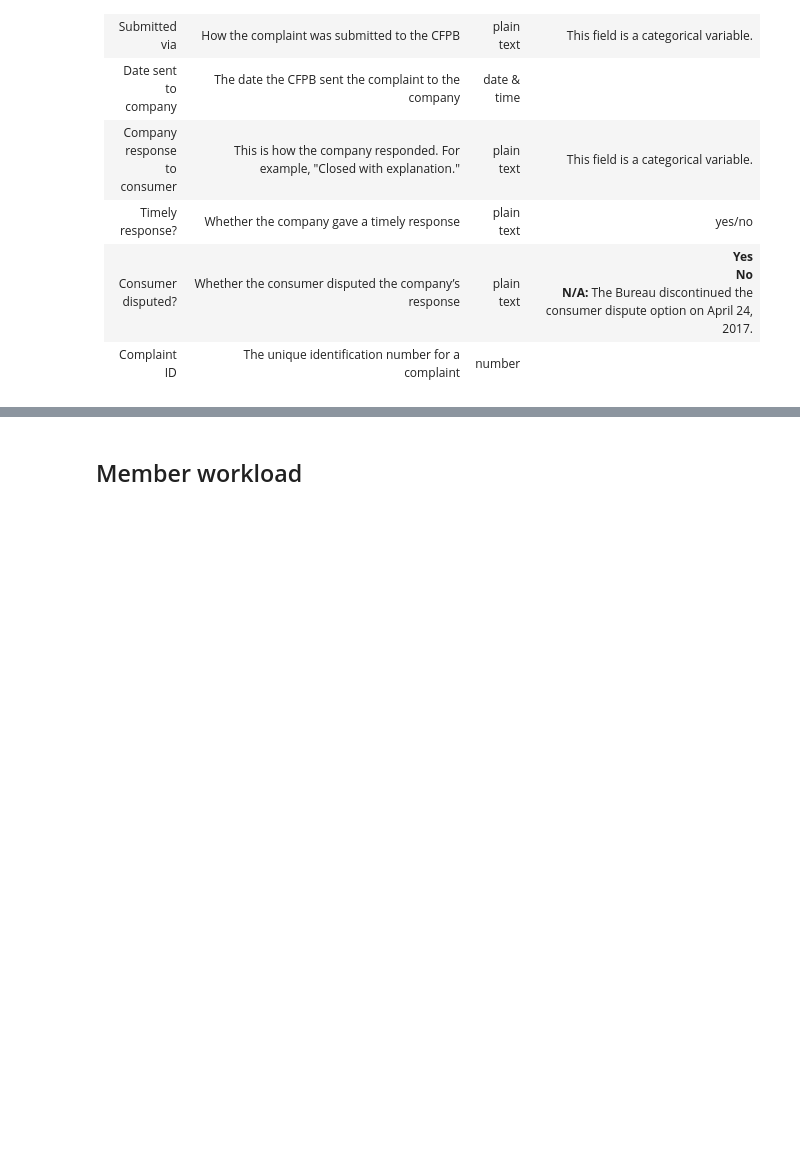
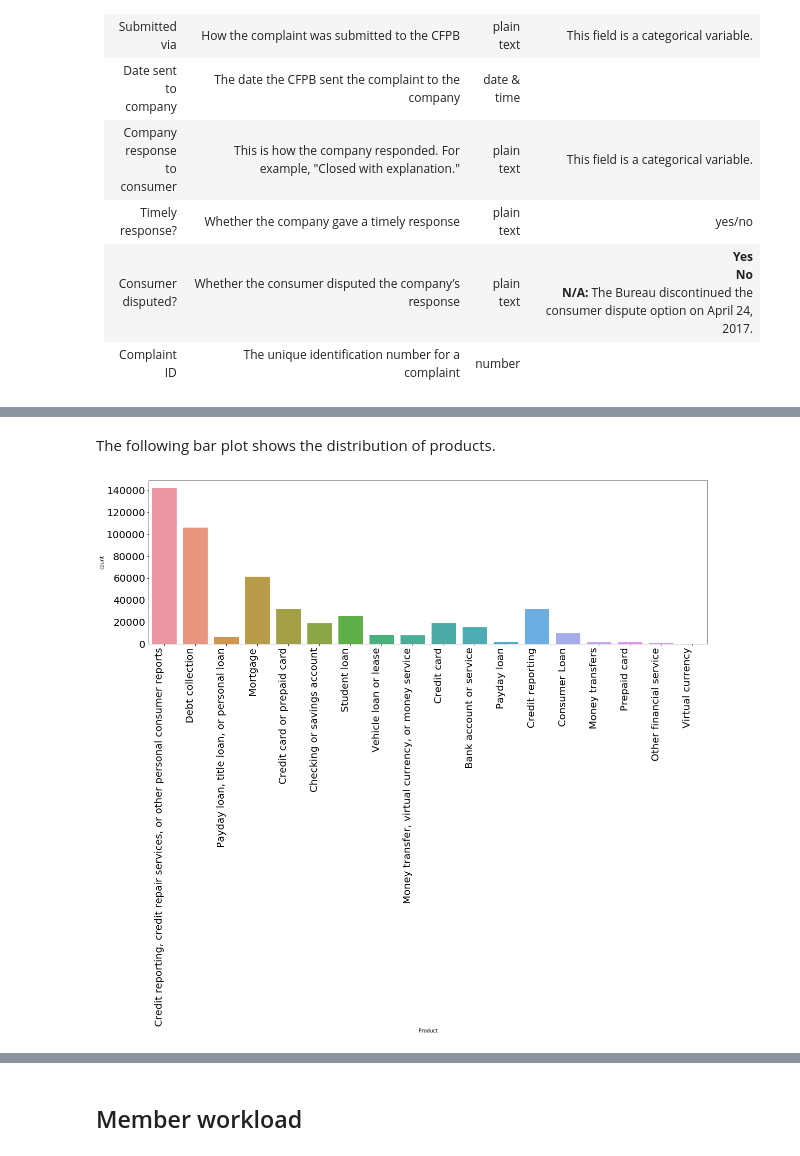
Before and after one commit to GillisWerrebrouck/UGent_Machine-Learning-Project, a Jupyter notebook: project-notebook.ipynb, the cells around one changed output, grey strips where cells are left out. Drawn from its saved outputs; the diff is of its cells as text; code cells hidden in the pictures; blank space fills up the shorter version.

```diff
--- a/project-notebook.ipynb
+++ b/project-notebook.ipynb
@@ -64,0 +85,10 @@ The description of the fields in the dataset:
+# %% [markdown]
+The following bar plot shows the distribution of products.
+# %%
+plt.figure(figsize=(20,6))
+chart = sns.countplot(x='Product', data=dataset)
+chart.set_xticklabels(chart.get_xticklabels(), rotation=90, horizontalalignment='right')
+chart.tick_params(labelsize=20)
+plt.show()
+# %% [output]
+[figure, added]
```
Also changed, not shown: parts of 17 cells of this notebook.
